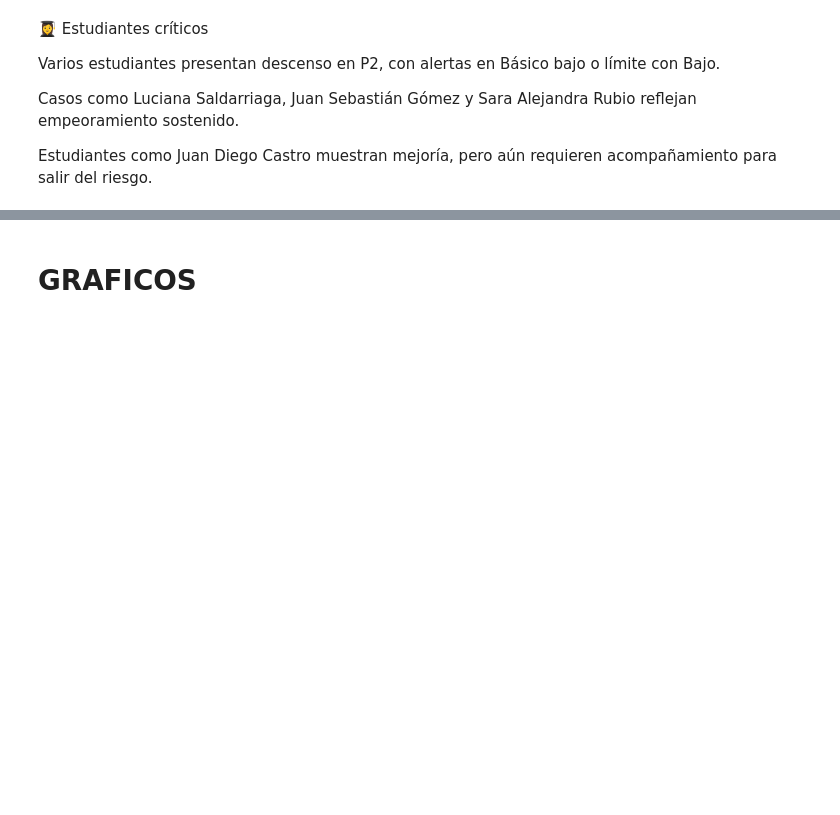
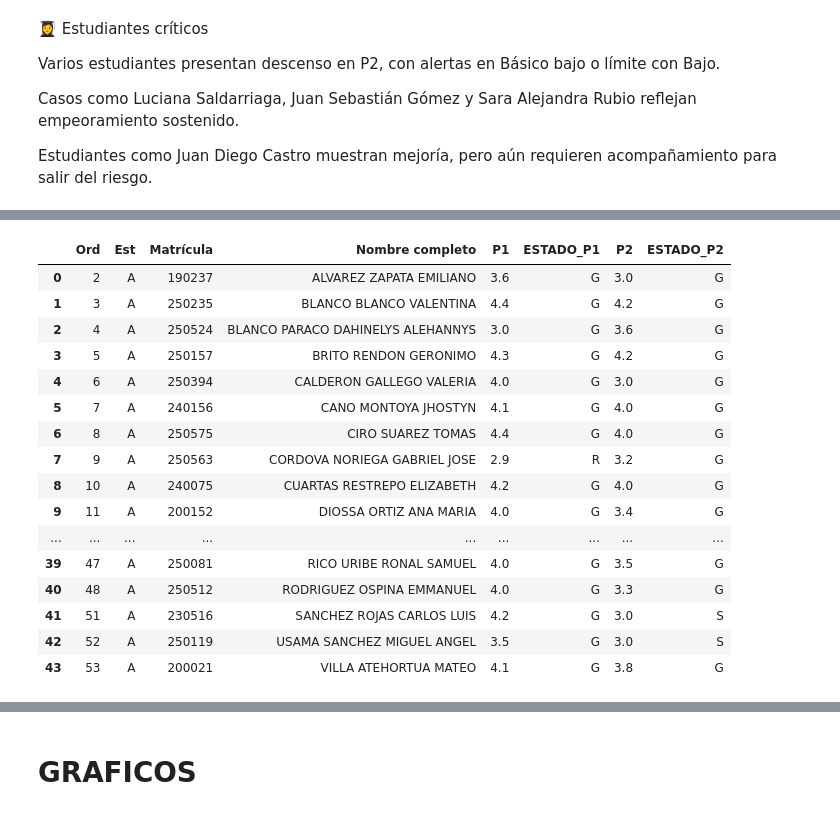
Before and after one commit to lcgalans2024/Notas_Master, a Jupyter notebook: jn_pruebas.ipynb, the cells around one changed output, grey strips where cells are left out. Saved outputs shown, nothing was run; the diff lists cells and outputs as text; code cells hidden in the pictures; blank space fills up the shorter version.

```diff
--- a/jn_pruebas.ipynb
+++ b/jn_pruebas.ipynb
@@ -658,0 +859,93 @@ Citación a acudientes de estudiantes en Bajo y Básico repetitivo.
+# %%
+df = pd.read_excel('C:/Users/User/Downloads/Consolidados_periodos.xlsx',sheet_name='060200')
+# Eliminar columnas completamente vacías
+df_clean = df.dropna(axis=1, how='all')
+
+# Eliminar filas completamente vacías
+df_clean = df_clean.dropna(axis=0, how='all')
+
+# reindexar las columnas
+df_clean.columns = range(df_clean.shape[1])
+
+# Obtener el indice de la fila de encabezados
+idx_head = df_clean[df_clean.iloc[:, 0] == 'Ord'].index[0]
+
+# Eliminar primeras filas
+df_clean = df_clean.drop(axis=0,index=range(df_clean.index[0],idx_head))
+
+# resetear el indice
+df_clean.reset_index(drop=True,inplace=True)
+
+# Hacer primera fila encabezados
+df_clean.columns = df_clean.iloc[0]
+
+# renombramos de la columa 4 a la 9
+df_clean.columns.values[4:10] = ['P1', 'P2', 'P3', 'A', 'P', 'FN']
+
+# Eliminar primeras filas
+df_clean = df_clean.drop(axis=0,index=range(0,3))
+
+# Eliminar tres ultimas filas
+df_clean = df_clean.iloc[:-3]
+
+# Eliminar ultimas columnas
+#df_clean = df_clean.iloc[:,:-3]
+
+# Filtrar por 'Est' activo
+df_clean = df_clean[df_clean.Est != 'C']
+
+# resetear el indice
+df_clean.reset_index(drop=True,inplace=True)
+
+# Remplazar nan en Est por Activo (A)
+df_clean['Est'] = df_clean['Est'].fillna('A')
+
+df_clean["Matrícula"] = df_clean.Matrícula.astype(str)
+df_clean["P1"] = df_clean.P1.astype(str)
+df_clean["P2"] = df_clean.P2.astype(str)
+
+df_clean.loc[df_clean.P1.str.contains('#'), 'ESTADO_P1'] = "S"
+df_clean.P1 = df_clean.P1.str.replace('#', '', regex=False)
+df_clean.loc[df_clean.P2.str.contains('#'), 'ESTADO_P2'] = "S"
+df_clean.P2 = df_clean.P2.str.replace('#', '', regex=False)
+
+df_clean.P1 = df_clean.P1.astype(float)
+df_clean.loc[df_clean.P1 < 3.0, 'ESTADO_P1'] = "R"
+df_clean.loc[(df_clean.P1 >= 3.0) & (df_clean.ESTADO_P1 != 'S'), 'ESTADO_P1'] = "G"
+
+df_clean.P2 = df_clean.P2.astype(float)
+df_clean.loc[df_clean.P2 < 3.0, 'ESTADO_P2'] = "R"
+df_clean.loc[(df_clean.P2 >= 3.0) & (df_clean.ESTADO_P2 != 'S'), 'ESTADO_P2'] = "G"
+
+# Seleccionar columnas de interes
+df_clean = df_clean[[
+    'Ord',
+    'Est',
+    'Matrícula',
+    'Nombre completo',
+    'P1',
+    'ESTADO_P1',
+    'P2',
+    'ESTADO_P2'
+#    #,'P3'
+]]
+
+df_clean
+# %% [output]
+|  | Ord | Est | Matrícula | Nombre completo | P1 | ESTADO_P1 | P2 | ESTADO_P2 |
+| 0 | 2 | A | 190237 | ALVAREZ ZAPATA EMILIANO | 3.6 | G | 3.0 | G |
+| 1 | 3 | A | 250235 | BLANCO BLANCO VALENTINA | 4.4 | G | 4.2 | G |
+| 2 | 4 | A | 250524 | BLANCO PARACO DAHINELYS ALEHANNYS | 3.0 | G | 3.6 | G |
+| 3 | 5 | A | 250157 | BRITO RENDON GERONIMO | 4.3 | G | 4.2 | G |
+| 4 | 6 | A | 250394 | CALDERON GALLEGO VALERIA | 4.0 | G | 3.0 | G |
+| 5 | 7 | A | 240156 | CANO MONTOYA JHOSTYN | 4.1 | G | 4.0 | G |
+| 6 | 8 | A | 250575 | CIRO SUAREZ TOMAS | 4.4 | G | 4.0 | G |
+| 7 | 9 | A | 250563 | CORDOVA NORIEGA GABRIEL JOSE | 2.9 | R | 3.2 | G |
+| 8 | 10 | A | 240075 | CUARTAS RESTREPO ELIZABETH | 4.2 | G | 4.0 | G |
+| 9 | 11 | A | 200152 | DIOSSA ORTIZ ANA MARIA | 4.0 | G | 3.4 | G |
+| ... | ... | ... | ... | ... | ... | ... | ... | ... |
+| 39 | 47 | A | 250081 | RICO URIBE RONAL SAMUEL | 4.0 | G | 3.5 | G |
+| 40 | 48 | A | 250512 | RODRIGUEZ OSPINA EMMANUEL | 4.0 | G | 3.3 | G |
+| 41 | 51 | A | 230516 | SANCHEZ ROJAS CARLOS LUIS | 4.2 | G | 3.0 | S |
+| 42 | 52 | A | 250119 | USAMA SANCHEZ MIGUEL ANGEL | 3.5 | G | 3.0 | S |
+| 43 | 53 | A | 200021 | VILLA ATEHORTUA MATEO | 4.1 | G | 3.8 | G |
```
Also changed, not shown: parts of 14 cells of this notebook, 4 other files.
